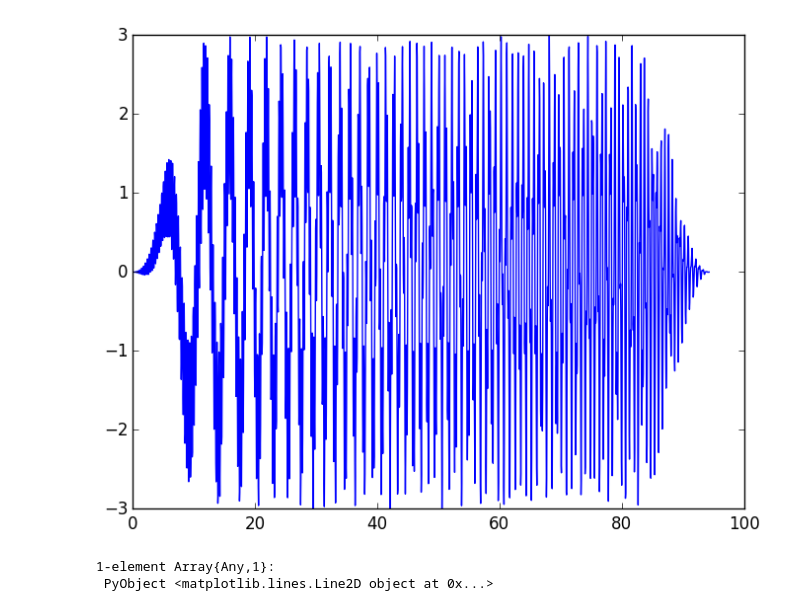
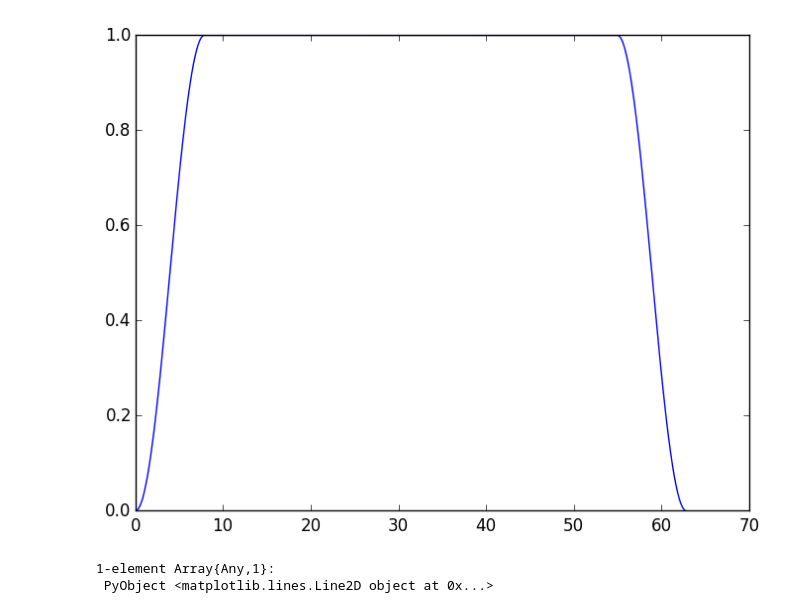
Before and after one commit to bnels/EMD.jl, a Jupyter notebook: notebook/EMDTest2.ipynb, the cells around one changed output. Saved outputs shown, nothing was run; the diff lists cells and outputs as text; code cells hidden in the pictures.

```diff
--- a/notebook/EMDTest2.ipynb
+++ b/notebook/EMDTest2.ipynb
@@ -4,40 +4,40 @@ using PyPlot
 using EMD
 using Splines
 # %%
-n = 2000
-t = [linspace(0,40*pi,n);]
+n = 1000
+t = [linspace(0,20*pi,n);]
 # y = cos(2pi*t) + cos(8pi*t) + 0.25 * cos(pi*t)
 
 # sigma = 600
 # window = exp(-(t-mean(t)).^2/sigma)
 
 #Tukey window
 alpha = 0.25
 window = zeros(n)
 for i = 0:n-1
     if i < alpha * (n-1)/2
         window[i+1] = 0.5*(1 + cos(pi*(2*i/(alpha*(n-1)) - 1)))
     elseif i < (n-1)*(1-alpha/2)
         window[i+1] = 1
     else
         window[i+1] = 0.5*(1 + cos(pi*(2*i/(alpha*(n-1)) + 1 - 2/alpha)))
     end
 end
 
 #Oscillate with a cosine
 s1 = cos(5*pi*t + cos(0.25*pi*t))
 
 #Follow a line path
 s2 = zeros(t)
 for i = 1:n
     freq = 0.01pi*t[i]#(t[i] <= t[n/2])? 0.02pi*t[i] : 0.02pi*(2*t[n/2])
     s2[i] = 2 * sin(freq*t[i])
 end
 
 y  = window.*(s1 + s2)
-plot(t1,y)
+plot(t,window)
 # %% [output]
-[figure, old version]
+[figure, new version]
 1-element Array{Any,1}:
  PyObject <matplotlib.lines.Line2D object at 0x...>
 # %%
```
Also changed, not shown: parts of 2 cells of this notebook, 1 other file.
